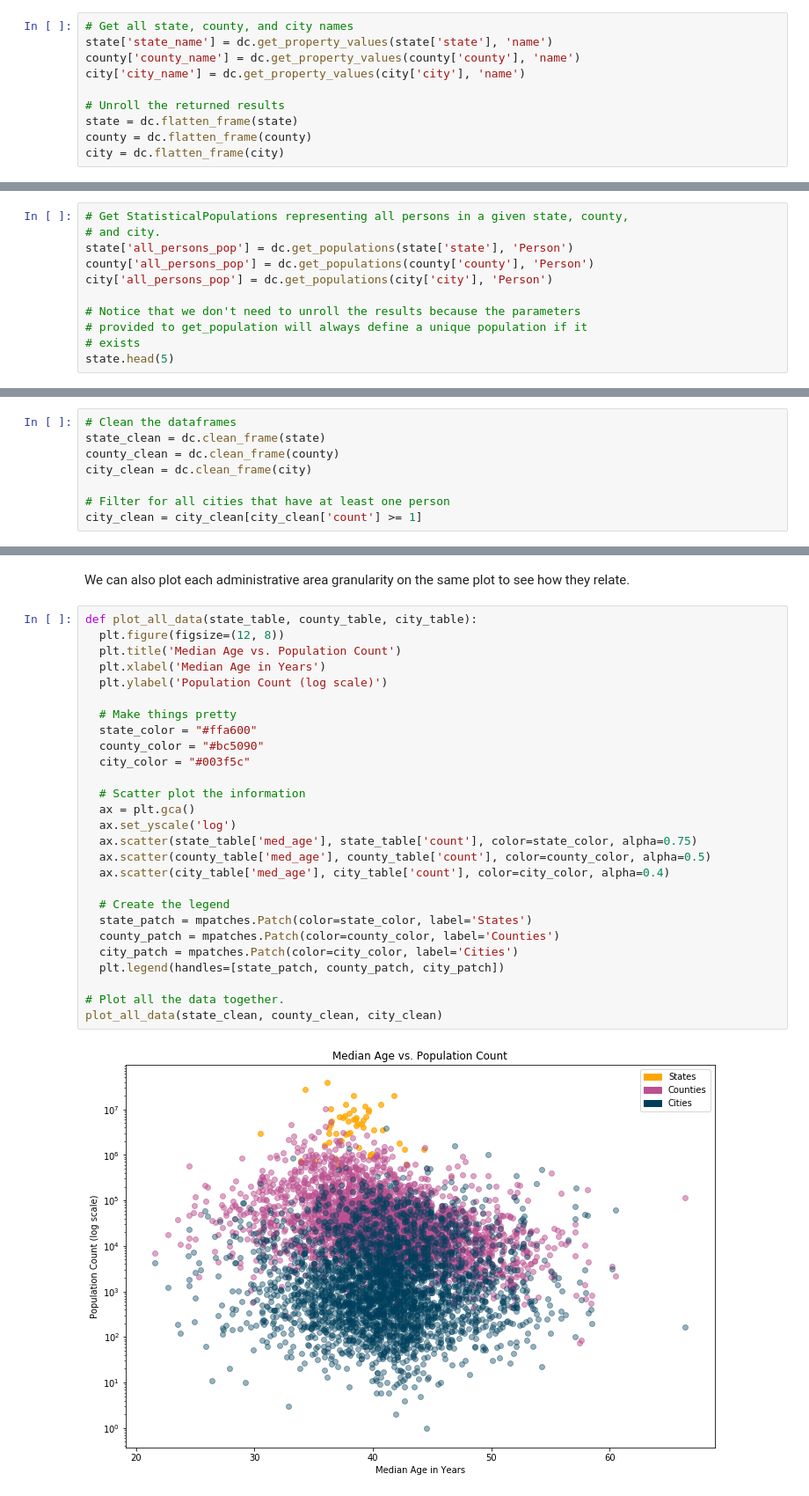
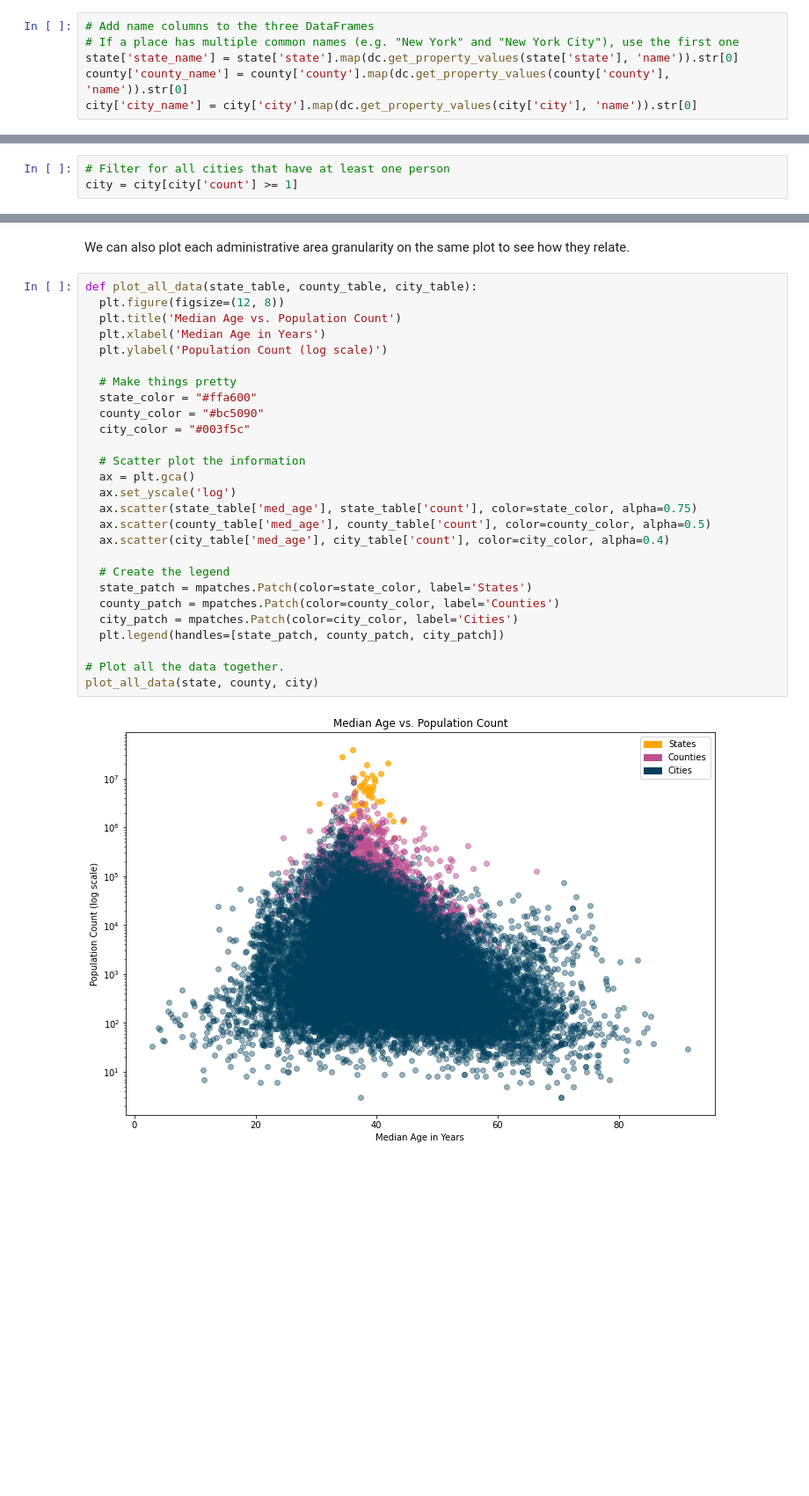
Before and after one commit to datacommonsorg/api-python, a Jupyter notebook: notebooks/analyzing_census_data.ipynb, the cells around one changed output, grey strips where cells are left out. Shown at 88% size. Saved outputs shown, nothing was run; the diff lists cells and outputs as text; blank space fills up the shorter version.

```diff
--- a/notebooks/analyzing_census_data.ipynb
+++ b/notebooks/analyzing_census_data.ipynb
@@ -140,13 +102,9 @@ Unfortunately, dcids aren't very readable. Let's call **`get_property_values`**
-# %%
-# Get all state, county, and city names
-state['state_name'] = dc.get_property_values(state['state'], 'name')
-county['county_name'] = dc.get_property_values(county['county'], 'name')
-city['city_name'] = dc.get_property_values(city['city'], 'name')
-
-# Unroll the returned results
-state = dc.flatten_frame(state)
-county = dc.flatten_frame(county)
-city = dc.flatten_frame(city)
+# %%
+# Add name columns to the three DataFrames
+# If a place has multiple common names (e.g. "New York" and "New York City"), use the first one
+state['state_name'] = state['state'].map(dc.get_property_values(state['state'], 'name')).str[0]
+county['county_name'] = county['county'].map(dc.get_property_values(county['county'], 'name')).str[0]
+city['city_name'] = city['city'].map(dc.get_property_values(city['city'], 'name')).str[0]
 # %% [markdown]
 Let's view the result in each frame.
 # %%
@@ -201,11 +141,0 @@ The API defines functions allowing us to fetch data over these two types. To beg
-# %%
-# Get StatisticalPopulations representing all persons in a given state, county,
-# and city.
-state['all_persons_pop'] = dc.get_populations(state['state'], 'Person')
-county['all_persons_pop'] = dc.get_populations(county['county'], 'Person')
-city['all_persons_pop'] = dc.get_populations(city['city'], 'Person')
-
-# Notice that we don't need to unroll the results because the parameters
-# provided to get_population will always define a unique population if it
-# exists
-state.head(5)
@@ -295,13 +207,8 @@ city.head(5)
 ### Cleaning and Plotting the Data
 Great! It looks like we have all the data we need. Before we finish, let's do some post-processing.
 # %%
-# Clean the dataframes
-state_clean = dc.clean_frame(state)
-county_clean = dc.clean_frame(county)
-city_clean = dc.clean_frame(city)
-
 # Filter for all cities that have at least one person
-city_clean = city_clean[city_clean['count'] >= 1]
+city = city[city['count'] >= 1]
 # %% [markdown]
 and finally, let's visualize our results.
 # %%
@@ -336,32 +243,32 @@ We can also plot each administrative area granularity on the same plot to see ho
 # %%
 def plot_all_data(state_table, county_table, city_table):
   plt.figure(figsize=(12, 8))
   plt.title('Median Age vs. Population Count')
   plt.xlabel('Median Age in Years')
   plt.ylabel('Population Count (log scale)')
 
   # Make things pretty
   state_color = "#ffa600"
   county_color = "#bc5090"
   city_color = "#003f5c"
 
   # Scatter plot the information
   ax = plt.gca()
   ax.set_yscale('log')
   ax.scatter(state_table['med_age'], state_table['count'], color=state_color, alpha=0.75)
   ax.scatter(county_table['med_age'], county_table['count'], color=county_color, alpha=0.5)
   ax.scatter(city_table['med_age'], city_table['count'], color=city_color, alpha=0.4)
 
   # Create the legend
   state_patch = mpatches.Patch(color=state_color, label='States')
   county_patch = mpatches.Patch(color=county_color, label='Counties')
   city_patch = mpatches.Patch(color=city_color, label='Cities')
   plt.legend(handles=[state_patch, county_patch, city_patch])
 
 # Plot all the data together.
-plot_all_data(state_clean, county_clean, city_clean)
+plot_all_data(state, county, city)
 # %% [output]
-[figure, old version]
+[figure, new version]
 # %% [markdown]
 ## What's Next
 
```
Also changed, not shown: parts of 36 cells of this notebook, 6 other files.
